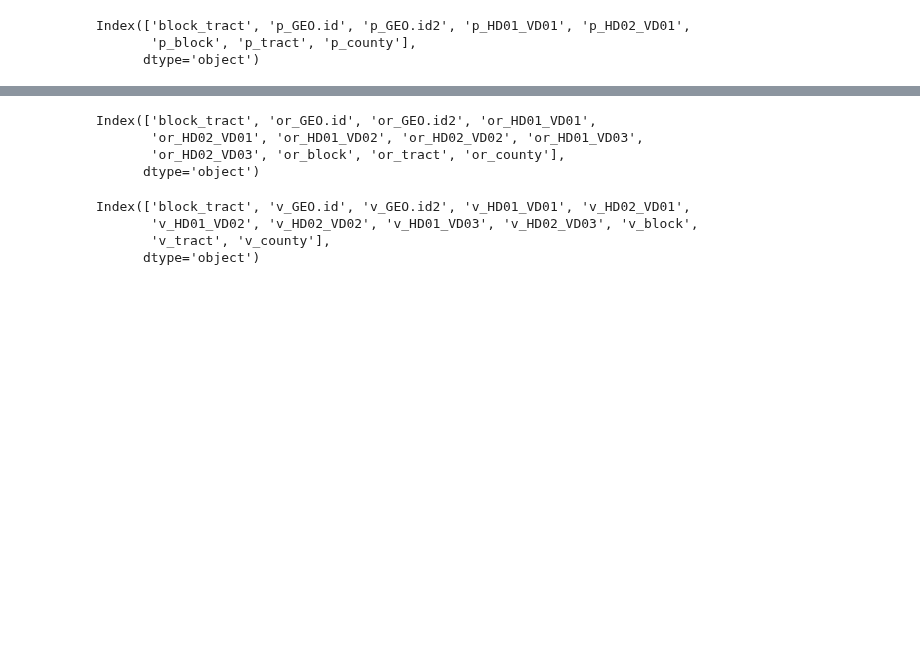
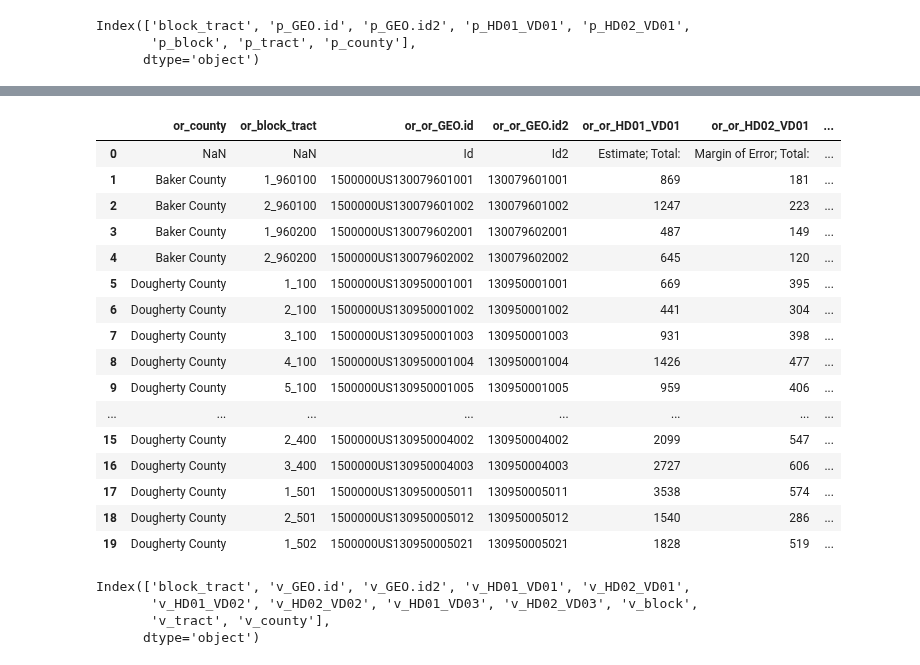
Before and after one commit to asensio-lab/albany-housing-analytics, a Jupyter notebook: census_processing/olivia_census-Copy1.ipynb, the cells around one changed output, grey strips where cells are left out. Drawn from its saved outputs; the diff is of its cells as text; code cells hidden in the pictures; blank space fills up the shorter version.

```diff
--- a/census_processing/olivia_census-Copy1.ipynb
+++ b/census_processing/olivia_census-Copy1.ipynb
@@ -383,17 +357,30 @@ Index(['block_tract', 'e_GEO.id', 'e_GEO.id2', 'e_HD01_VD01', 'e_HD02_VD01',
 # %%
 l = len(df_owner_renter.columns)
 a = df_owner_renter.columns
 for j in range(0,l-1):
     i = a[j]
     df_owner_renter['or_'+i] = df_owner_renter[i]
     df_owner_renter = df_owner_renter.drop(columns=i)
 
-df_owner_renter.columns
+df_owner_renter.head(20)
 # %% [output]
-Index(['block_tract', 'or_GEO.id', 'or_GEO.id2', 'or_HD01_VD01',
-       'or_HD02_VD01', 'or_HD01_VD02', 'or_HD02_VD02', 'or_HD01_VD03',
-       'or_HD02_VD03', 'or_block', 'or_tract', 'or_county'],
-      dtype='object')
+|  | or_county | or_block_tract | or_or_GEO.id | or_or_GEO.id2 | or_or_HD01_VD01 | or_or_HD02_VD01 | ... |
+| 0 | NaN | NaN | Id | Id2 | Estimate; Total: | Margin of Error; Total: | ... |
+| 1 | Baker County | 1_960100 | 1500000US130079601001 | 130079601001 | 869 | 181 | ... |
+| 2 | Baker County | 2_960100 | 1500000US130079601002 | 130079601002 | 1247 | 223 | ... |
+| 3 | Baker County | 1_960200 | 1500000US130079602001 | 130079602001 | 487 | 149 | ... |
+| 4 | Baker County | 2_960200 | 1500000US130079602002 | 130079602002 | 645 | 120 | ... |
+| 5 | Dougherty County | 1_100 | 1500000US130950001001 | 130950001001 | 669 | 395 | ... |
+| 6 | Dougherty County | 2_100 | 1500000US130950001002 | 130950001002 | 441 | 304 | ... |
+| 7 | Dougherty County | 3_100 | 1500000US130950001003 | 130950001003 | 931 | 398 | ... |
+| 8 | Dougherty County | 4_100 | 1500000US130950001004 | 130950001004 | 1426 | 477 | ... |
+| 9 | Dougherty County | 5_100 | 1500000US130950001005 | 130950001005 | 959 | 406 | ... |
+| ... | ... | ... | ... | ... | ... | ... | ... |
+| 15 | Dougherty County | 2_400 | 1500000US130950004002 | 130950004002 | 2099 | 547 | ... |
+| 16 | Dougherty County | 3_400 | 1500000US130950004003 | 130950004003 | 2727 | 606 | ... |
+| 17 | Dougherty County | 1_501 | 1500000US130950005011 | 130950005011 | 3538 | 574 | ... |
+| 18 | Dougherty County | 2_501 | 1500000US130950005012 | 130950005012 | 1540 | 286 | ... |
+| 19 | Dougherty County | 1_502 | 1500000US130950005021 | 130950005021 | 1828 | 519 | ... |
 # %%
 l = len(df_vacancy.columns)
 a = df_vacancy.columns
```
Also changed, not shown: parts of 5 cells of this notebook.
